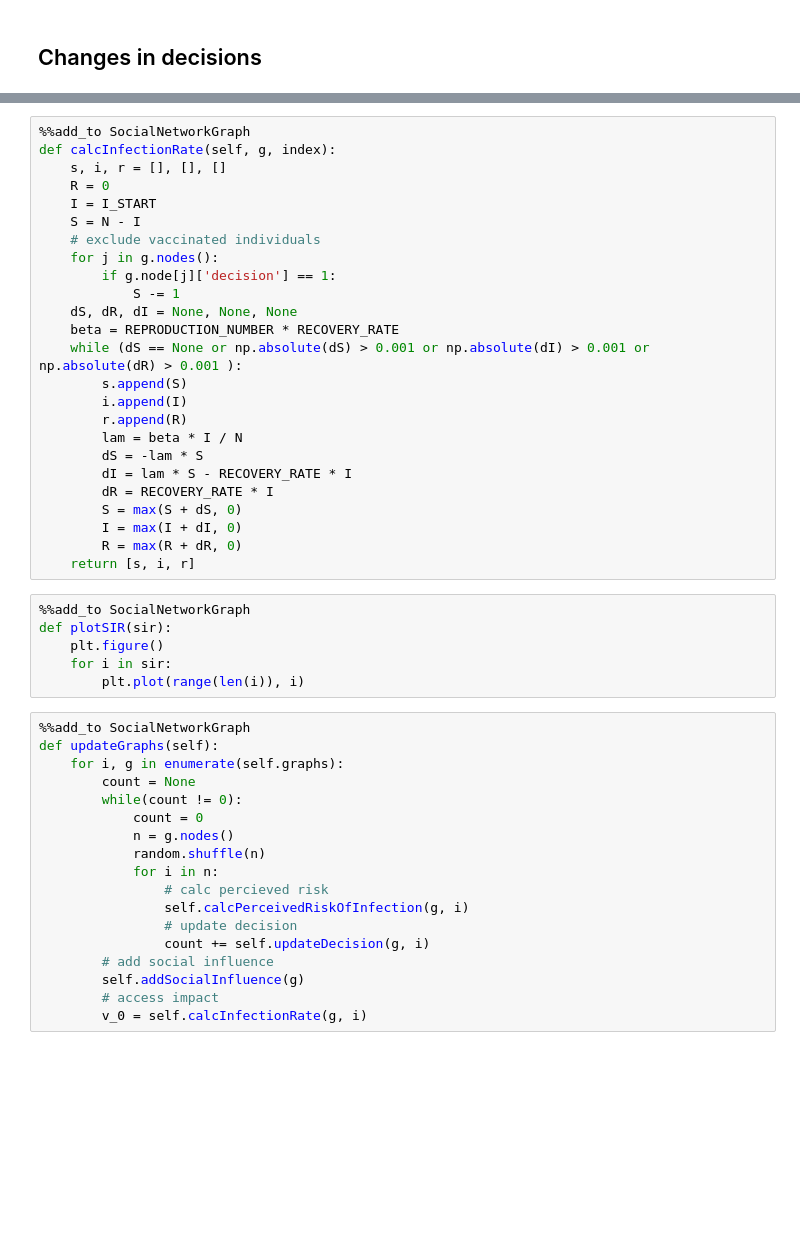
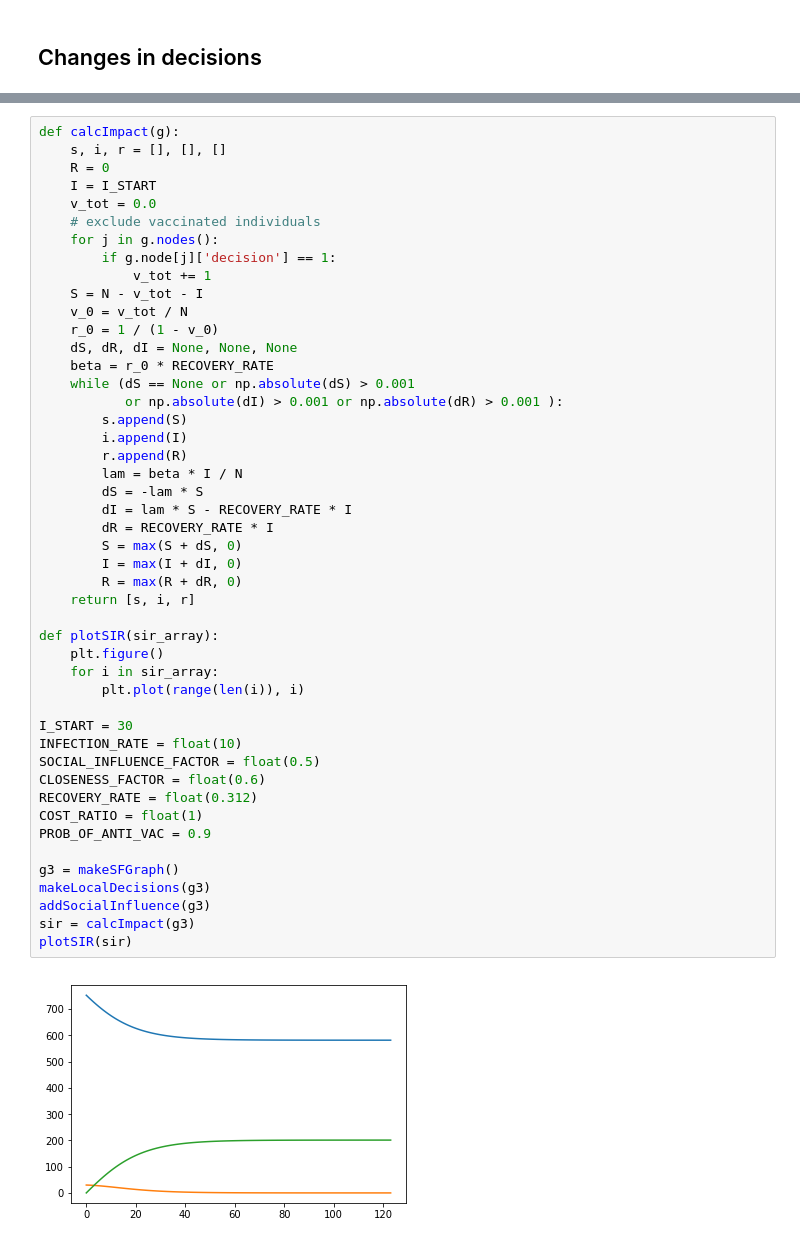
Before and after one commit to wizzfizz94/vaccination-impact-model, a Jupyter notebook: Anti Vaccine Impact Modelling.ipynb, the cells around one changed output, grey strips where cells are left out. Cells and saved outputs as stored; diff of their text form; blank space fills up the shorter version.

```diff
--- a/Anti Vaccine Impact Modelling.ipynb
+++ b/Anti Vaccine Impact Modelling.ipynb
@@ -276,49 +341,49 @@ def drawVac(self):
 # %%
-%%add_to SocialNetworkGraph
-def calcInfectionRate(self, g, index):
+def calcImpact(g):
     s, i, r = [], [], []
     R = 0
     I = I_START
-    S = N - I
+    v_tot = 0.0
     # exclude vaccinated individuals
     for j in g.nodes():
         if g.node[j]['decision'] == 1:
-            S -= 1
+            v_tot += 1
+    S = N - v_tot - I
+    v_0 = v_tot / N
+    r_0 = 1 / (1 - v_0)
     dS, dR, dI = None, None, None
-    beta = REPRODUCTION_NUMBER * RECOVERY_RATE
-    while (dS == None or np.absolute(dS) > 0.001 or np.absolute(dI) > 0.001 or np.absolute(dR) > 0.001 ):
+    beta = r_0 * RECOVERY_RATE
+    while (dS == None or np.absolute(dS) > 0.001
+           or np.absolute(dI) > 0.001 or np.absolute(dR) > 0.001 ):
         s.append(S)
         i.append(I)
         r.append(R)
         lam = beta * I / N
         dS = -lam * S
         dI = lam * S - RECOVERY_RATE * I
         dR = RECOVERY_RATE * I
         S = max(S + dS, 0)
         I = max(I + dI, 0)
         R = max(R + dR, 0)
     return [s, i, r]
+
+def plotSIR(sir_array):
+    plt.figure()
+    for i in sir_array:
+        plt.plot(range(len(i)), i)
+
+I_START = 30
+INFECTION_RATE = float(10)
+SOCIAL_INFLUENCE_FACTOR = float(0.5)
+CLOSENESS_FACTOR = float(0.6)
+RECOVERY_RATE = float(0.312)
+COST_RATIO = float(1)
+PROB_OF_ANTI_VAC = 0.9
+
+g3 = makeSFGraph()
+makeLocalDecisions(g3)
+addSocialInfluence(g3)
+sir = calcImpact(g3)
+plotSIR(sir)
+# %% [output]
+[figure, added]
-# %%
-%%add_to SocialNetworkGraph
-def plotSIR(sir):
-    plt.figure()
-    for i in sir:
-        plt.plot(range(len(i)), i)
-# %%
-%%add_to SocialNetworkGraph
-def updateGraphs(self):
-    for i, g in enumerate(self.graphs):
-        count = None
-        while(count != 0):
-            count = 0
-            n = g.nodes()
-            random.shuffle(n)
-            for i in n:
-                # calc percieved risk
-                self.calcPerceivedRiskOfInfection(g, i)
-                # update decision
-                count += self.updateDecision(g, i)
-        # add social influence
-        self.addSocialInfluence(g)
-        # access impact
-        v_0 = self.calcInfectionRate(g, i)
```
Also changed, not shown: parts of 18 cells of this notebook, 3 other files.
